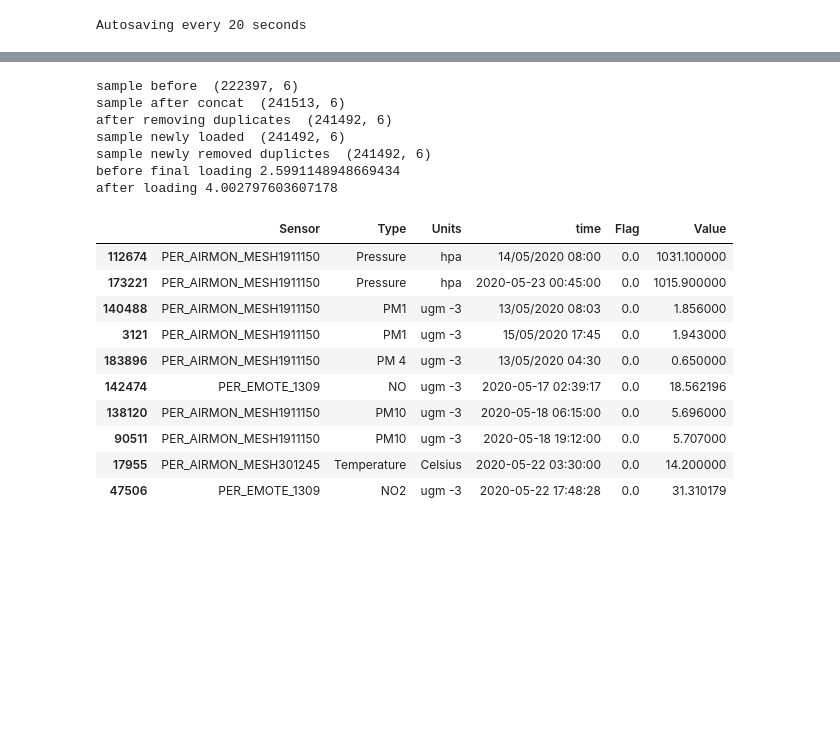
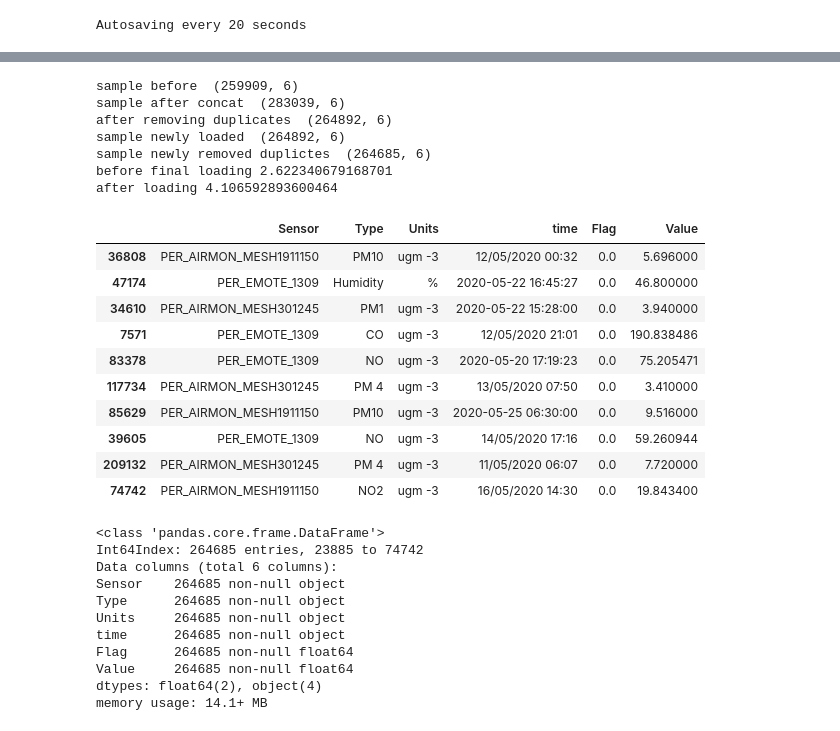
Before and after one commit to stanlypalathingal/MS-dissertaion-project, a Jupyter notebook: trial_data2/dataset_preparation.ipynb, the cells around one changed output, grey strips where cells are left out. Drawn from its saved outputs; the diff is of its cells as text; code cells hidden in the pictures; blank space fills up the shorter version.

```diff
--- a/trial_data2/dataset_preparation.ipynb
+++ b/trial_data2/dataset_preparation.ipynb
@@ -44,50 +56,62 @@ test after  (19116, 6)
 df_s=pd.read_csv("Sample dataset values1.csv")
 # df_s=df_s.drop("Key",1)
 df_s=df_s.dropna()
 print("sample before ",df_s.shape)
 
 df_c=pd.concat([df_s,df_t], axis=0, ignore_index=True)
 print("sample after concat ",df_c.shape)
 
 df_remove=df_c.drop_duplicates()
 print("after removing duplicates ",df_remove.shape)
 
 df_shuffle = shuffle(df_remove)
 df_shuffle.to_csv("Sample dataset values1.csv",mode="w",index=False)
 
 df=pd.read_csv("Sample dataset values1.csv")
 print("sample newly loaded ",df.shape)
 
 df=df.drop_duplicates()
 print("sample newly removed duplictes ",df.shape)
 
 end=time.time()
 print("before final loading",end-start)
 df= shuffle(df)
 df.to_csv("Sample dataset values1.csv",mode="w",index=False)
 
 end=time.time()
 print("after loading",end-start)
 df.tail(10)
+df.info()
 # %% [output]
-sample before  (222397, 6)
-sample after concat  (241513, 6)
-after removing duplicates  (241492, 6)
-sample newly loaded  (241492, 6)
-sample newly removed duplictes  (241492, 6)
-before final loading 2.5991148948669434
-after loading 4.002797603607178
+sample before  (259909, 6)
+sample after concat  (283039, 6)
+after removing duplicates  (264892, 6)
+sample newly loaded  (264892, 6)
+sample newly removed duplictes  (264685, 6)
+before final loading 2.622340679168701
+after loading 4.106592893600464
 |  | Sensor | Type | Units | time | Flag | Value |
-| 112674 | PER_AIRMON_MESH1911150 | Pressure | hpa | 14/05/2020 08:00 | 0.0 | 1031.100000 |
-| 173221 | PER_AIRMON_MESH1911150 | Pressure | hpa | 2020-05-23 00:45:00 | 0.0 | 1015.900000 |
-| 140488 | PER_AIRMON_MESH1911150 | PM1 | ugm -3 | 13/05/2020 08:03 | 0.0 | 1.856000 |
-| 3121 | PER_AIRMON_MESH1911150 | PM1 | ugm -3 | 15/05/2020 17:45 | 0.0 | 1.943000 |
-| 183896 | PER_AIRMON_MESH1911150 | PM 4 | ugm -3 | 13/05/2020 04:30 | 0.0 | 0.650000 |
-| 142474 | PER_EMOTE_1309 | NO | ugm -3 | 2020-05-17 02:39:17 | 0.0 | 18.562196 |
-| 138120 | PER_AIRMON_MESH1911150 | PM10 | ugm -3 | 2020-05-18 06:15:00 | 0.0 | 5.696000 |
-| 90511 | PER_AIRMON_MESH1911150 | PM10 | ugm -3 | 2020-05-18 19:12:00 | 0.0 | 5.707000 |
-| 17955 | PER_AIRMON_MESH301245 | Temperature | Celsius | 2020-05-22 03:30:00 | 0.0 | 14.200000 |
-| 47506 | PER_EMOTE_1309 | NO2 | ugm -3 | 2020-05-22 17:48:28 | 0.0 | 31.310179 |
+| 36808 | PER_AIRMON_MESH1911150 | PM10 | ugm -3 | 12/05/2020 00:32 | 0.0 | 5.696000 |
+| 47174 | PER_EMOTE_1309 | Humidity | % | 2020-05-22 16:45:27 | 0.0 | 46.800000 |
+| 34610 | PER_AIRMON_MESH301245 | PM1 | ugm -3 | 2020-05-22 15:28:00 | 0.0 | 3.940000 |
+| 7571 | PER_EMOTE_1309 | CO | ugm -3 | 12/05/2020 21:01 | 0.0 | 190.838486 |
+| 83378 | PER_EMOTE_1309 | NO | ugm -3 | 2020-05-20 17:19:23 | 0.0 | 75.205471 |
+| 117734 | PER_AIRMON_MESH301245 | PM 4 | ugm -3 | 13/05/2020 07:50 | 0.0 | 3.410000 |
+| 85629 | PER_AIRMON_MESH1911150 | PM10 | ugm -3 | 2020-05-25 06:30:00 | 0.0 | 9.516000 |
+| 39605 | PER_EMOTE_1309 | NO | ugm -3 | 14/05/2020 17:16 | 0.0 | 59.260944 |
+| 209132 | PER_AIRMON_MESH301245 | PM 4 | ugm -3 | 11/05/2020 06:07 | 0.0 | 7.720000 |
+| 74742 | PER_AIRMON_MESH1911150 | NO2 | ugm -3 | 16/05/2020 14:30 | 0.0 | 19.843400 |
+<class 'pandas.core.frame.DataFrame'>
+Int64Index: 264685 entries, 23885 to 74742
+Data columns (total 6 columns):
+Sensor    264685 non-null object
+Type      264685 non-null object
+Units     264685 non-null object
+time      264685 non-null object
+Flag      264685 non-null float64
+Value     264685 non-null float64
+dtypes: float64(2), object(4)
+memory usage: 14.1+ MB
 # %%
 df.info()
 # %% [output]
```
Also changed, not shown: parts of 3 cells of this notebook, 9 other files.
